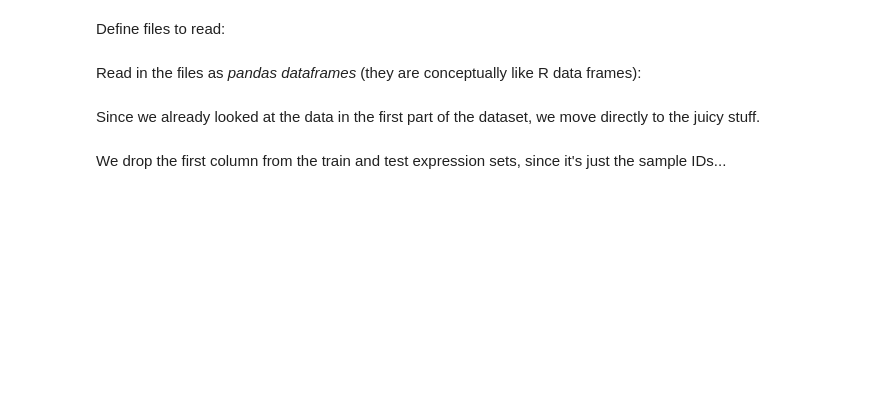
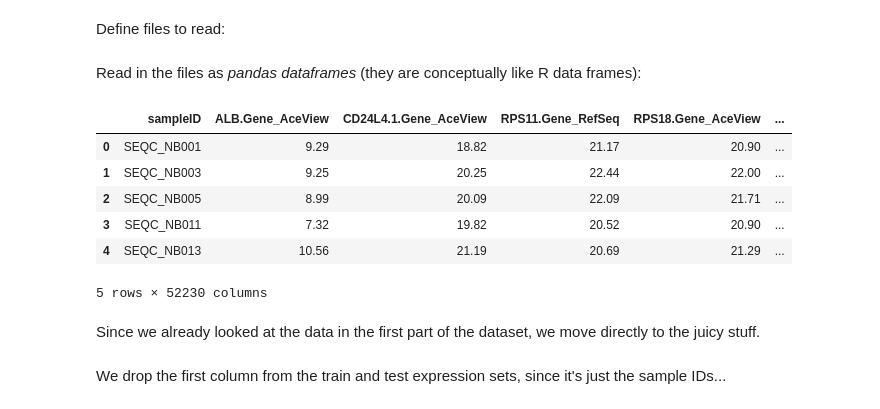
Before and after one commit to webvalley/machine-learning, a Jupyter notebook: chierici_practical_part2.ipynb, the cells around one changed output. Cells and saved outputs as stored; diff of their text form; code cells hidden in the pictures; blank space fills up the shorter version.

```diff
--- a/chierici_practical_part2.ipynb
+++ b/chierici_practical_part2.ipynb
@@ -34,6 +37,16 @@ Read in the files as _pandas dataframes_ (they are conceptually like R data fram
 # %%
 data_tr = pd.read_csv(DATA_TR, sep = "\t")
 data_ts = pd.read_csv(DATA_TS, sep = "\t")
+
+data_tr.head()
+# %% [output]
+|  | sampleID | ALB.Gene_AceView | CD24L4.1.Gene_AceView | RPS11.Gene_RefSeq | RPS18.Gene_AceView | ... |
+| 0 | SEQC_NB001 | 9.29 | 18.82 | 21.17 | 20.90 | ... |
+| 1 | SEQC_NB003 | 9.25 | 20.25 | 22.44 | 22.00 | ... |
+| 2 | SEQC_NB005 | 8.99 | 20.09 | 22.09 | 21.71 | ... |
+| 3 | SEQC_NB011 | 7.32 | 19.82 | 20.52 | 20.90 | ... |
+| 4 | SEQC_NB013 | 10.56 | 21.19 | 20.69 | 21.29 | ... |
+5 rows × 52230 columns
 # %% [markdown]
 Since we already looked at the data in the first part of the dataset, we move directly to the juicy stuff.
 # %% [markdown]
```
Also changed, not shown: parts of 15 cells of this notebook, 1 other file.
